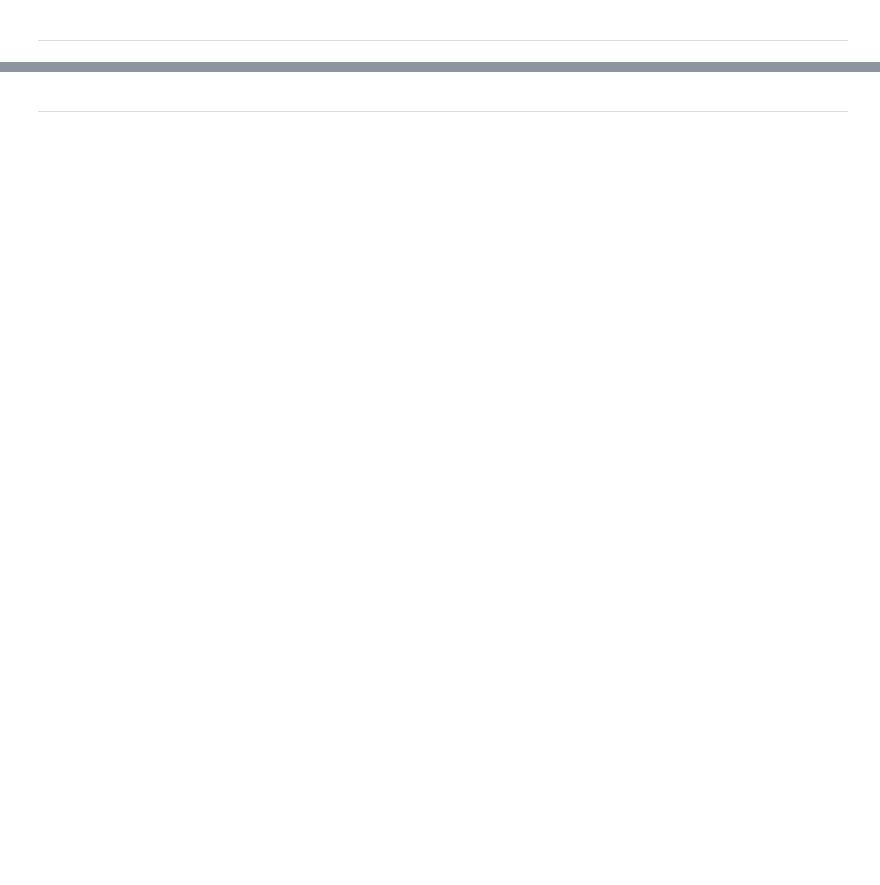
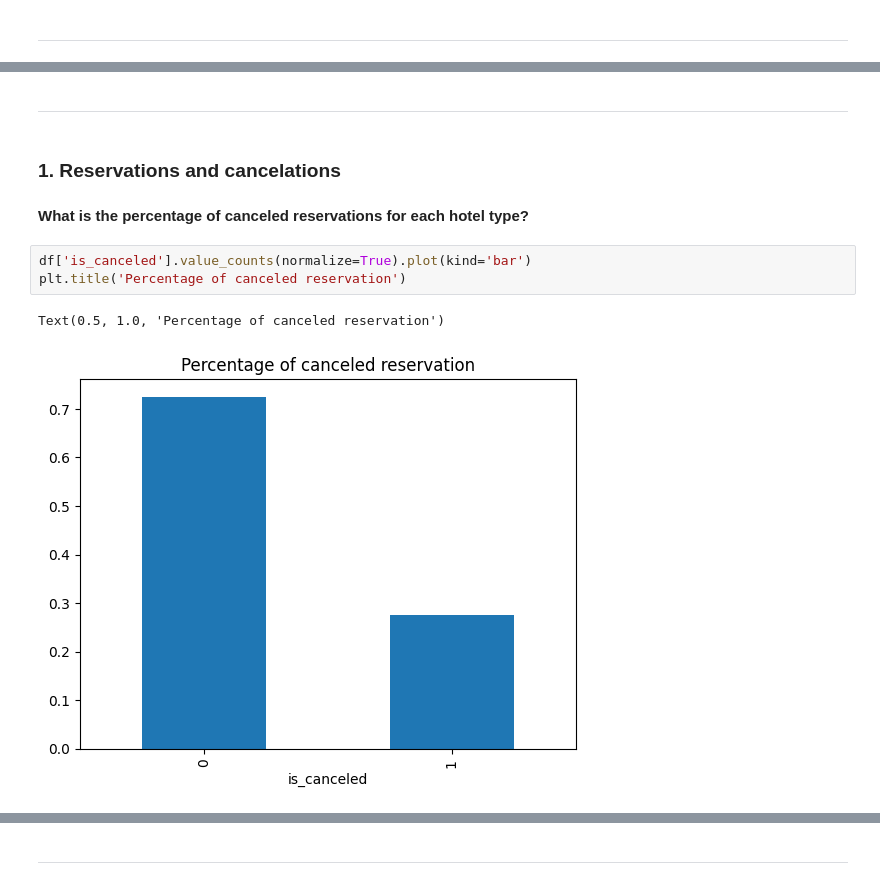
Before and after one commit to adrian-wiktorowicz/hotel_reservation_analysis, a Jupyter notebook: hotel_reservation_analysis.ipynb, the cells around one changed output, grey strips where cells are left out. Cells and saved outputs as stored; diff of their text form; blank space fills up the shorter version.

```diff
--- a/hotel_reservation_analysis.ipynb
+++ b/hotel_reservation_analysis.ipynb
@@ -81,0 +234,12 @@ lead_time which indicates number of days between booking date and arrival date,
+# %% [markdown]
+*********************************
+# %% [markdown]
+### 1. Reservations and cancelations
+# %% [markdown]
+**What is the percentage of canceled reservations for each hotel type?**
+# %%
+df['is_canceled'].value_counts(normalize=True).plot(kind='bar')
+plt.title('Percentage of canceled reservation')
+# %% [output]
+Text(0.5, 1.0, 'Percentage of canceled reservation')
+[figure, added]
```
Also changed, not shown: parts of 138 cells of this notebook.
